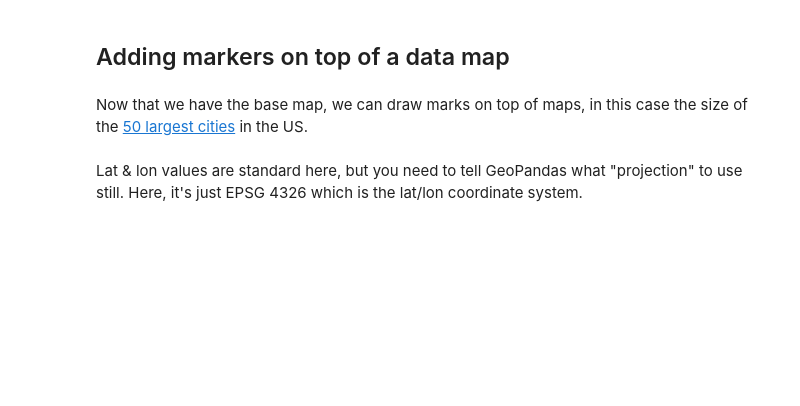
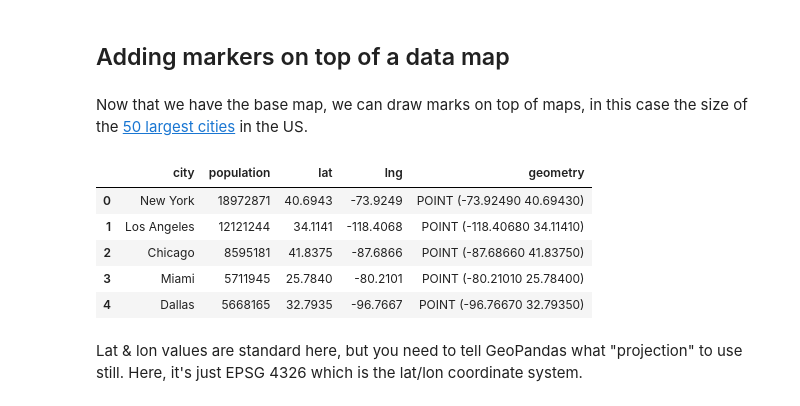
Before and after one commit to dataviscourse/2024-applied-vis-lectures, a Jupyter notebook: 11-maps-python/lecture-11-python-maps_empty.ipynb, the cells around one changed output. Saved outputs shown, nothing was run; the diff lists cells and outputs as text; code cells hidden in the pictures; blank space fills up the shorter version.

```diff
--- a/11-maps-python/lecture-11-python-maps_empty.ipynb
+++ b/11-maps-python/lecture-11-python-maps_empty.ipynb
@@ -103,6 +110,17 @@ HI, AL, PR are obviously kind of out of the way. It's actually a bit non-trivial
 ## Adding markers on top of a data map
 # %% [markdown]
 Now that we have the base map, we can draw marks on top of maps, in this case the size of the [50 largest cities](https://www.dataviscourse.net/tutorials/lectures/lecture-maps/us-cities.csv) in the US.
+# %%
+largest_cities = gpd.read_file('./us-cities.csv', x_possible_names='lng', y_possible_names='lat')
+
+largest_cities.head()
+# %% [output]
+|  | city | population | lat | lng | geometry |
+| 0 | New York | 18972871 | 40.6943 | -73.9249 | POINT (-73.92490 40.69430) |
+| 1 | Los Angeles | 12121244 | 34.1141 | -118.4068 | POINT (-118.40680 34.11410) |
+| 2 | Chicago | 8595181 | 41.8375 | -87.6866 | POINT (-87.68660 41.83750) |
+| 3 | Miami | 5711945 | 25.7840 | -80.2101 | POINT (-80.21010 25.78400) |
+| 4 | Dallas | 5668165 | 32.7935 | -96.7667 | POINT (-96.76670 32.79350) |
 # %% [markdown]
 Lat & lon values are standard here, but you need to tell GeoPandas what "projection" to use still. Here, it's just EPSG 4326 which is the lat/lon coordinate system.
 # %%
```
Also changed, not shown: parts of 21 cells of this notebook, 3 other files.
